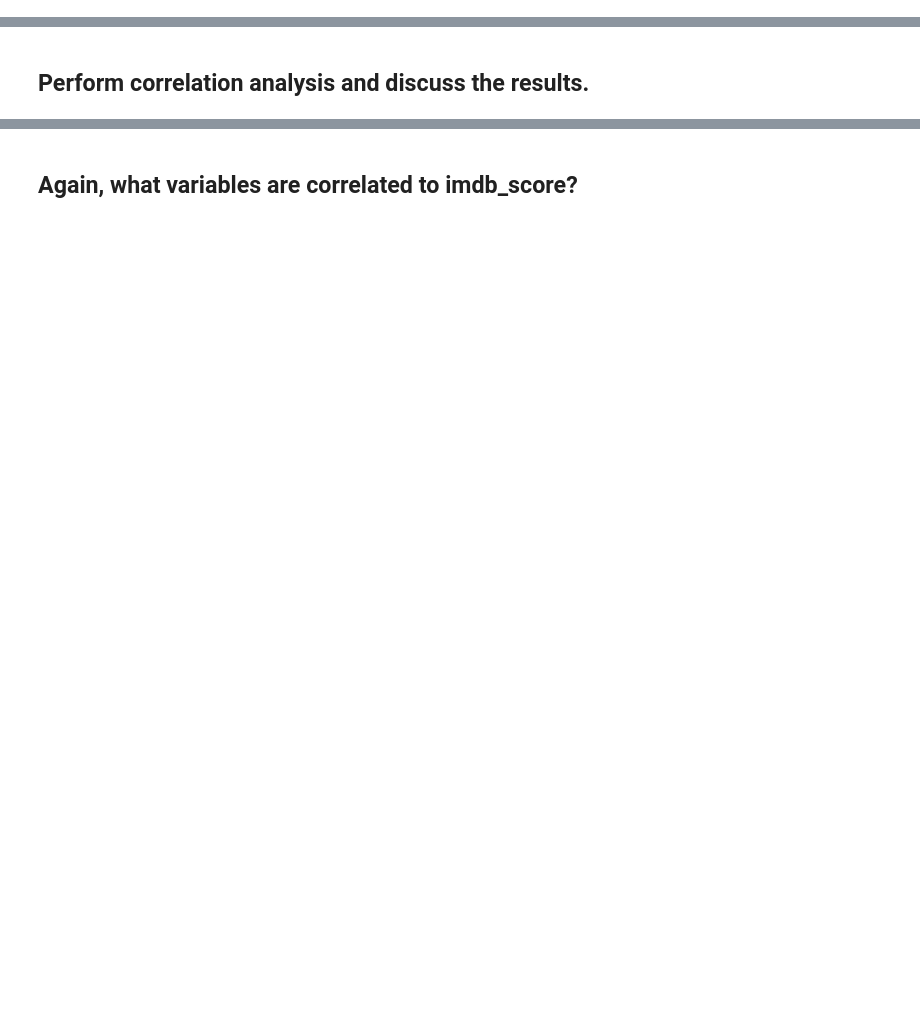
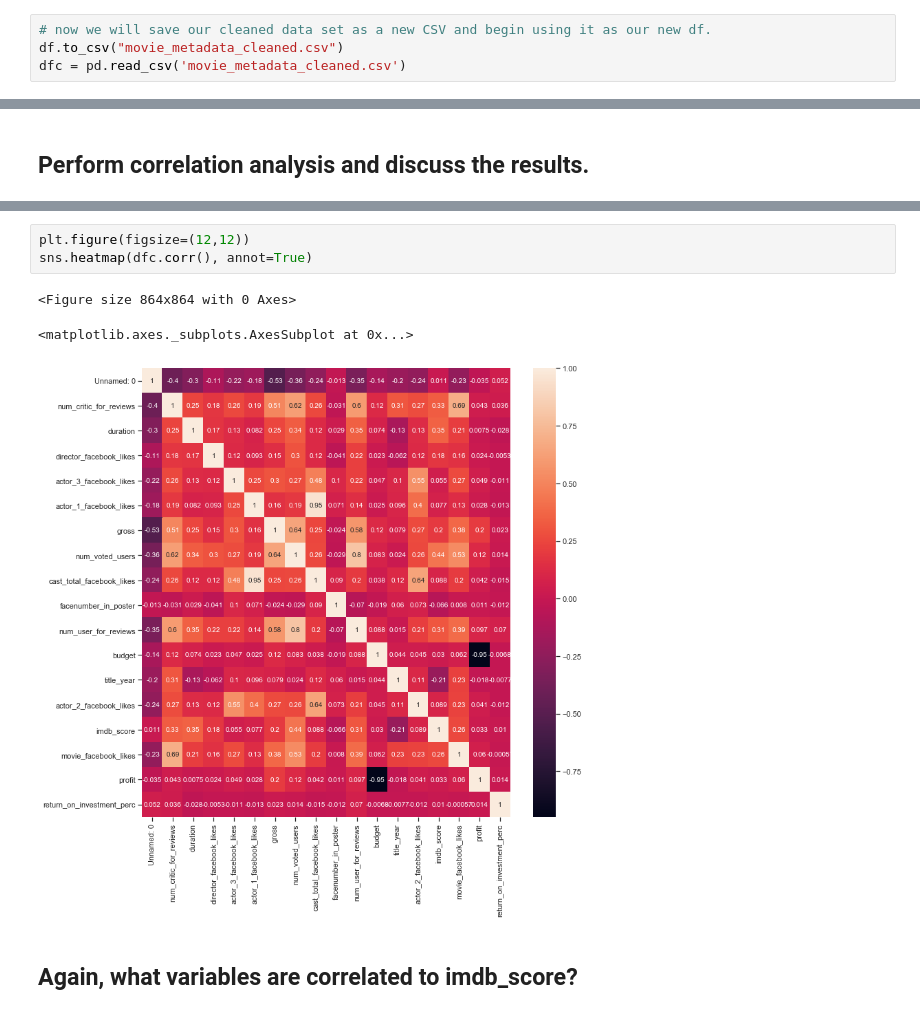
Before and after one commit to Ogre86/665Final, a Jupyter notebook: Patterson_J_Final_Project_s.ipynb, the cells around one changed output, grey strips where cells are left out. Drawn from its saved outputs; the diff is of its cells as text; blank space fills up the shorter version.

Commit message:
Data Cleaned

```diff
--- a/Patterson_J_Final_Project_s.ipynb
+++ b/Patterson_J_Final_Project_s.ipynb
@@ -181,3 +417,7 @@ Real-world datasets need to be pre-processed (e.g., cleaning, transforming) prio
+# %%
+# now we will save our cleaned data set as a new CSV and begin using it as our new df.
+df.to_csv("movie_metadata_cleaned.csv")
+dfc = pd.read_csv('movie_metadata_cleaned.csv')
 # %% [markdown]
 # Business Intelligence
 Potentially, you can answer a lot of interesting questions using business intelligence techniques we’ve learned. The focus should be on _what variables are good predictors for a movie’s success._ You must use a _variety of data visualization and business intelligence techniques._ This is the most important component of this project.
@@ -217,2 +457,9 @@ df.corr()
+# %%
+plt.figure(figsize=(12,12))
+sns.heatmap(dfc.corr(), annot=True)
+# %% [output]
+<Figure size 864x864 with 0 Axes>
+<matplotlib.axes._subplots.AxesSubplot at 0x...>
+[figure, added]
 # %% [markdown]
 ## Again, what variables are correlated to imdb_score?
```
Also changed, not shown: parts of 33 cells of this notebook, 1 other file.
